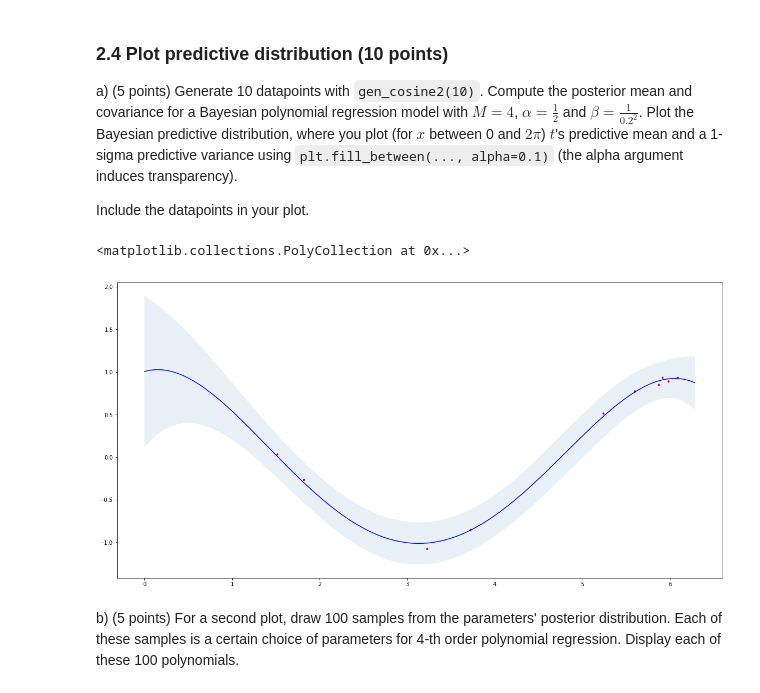
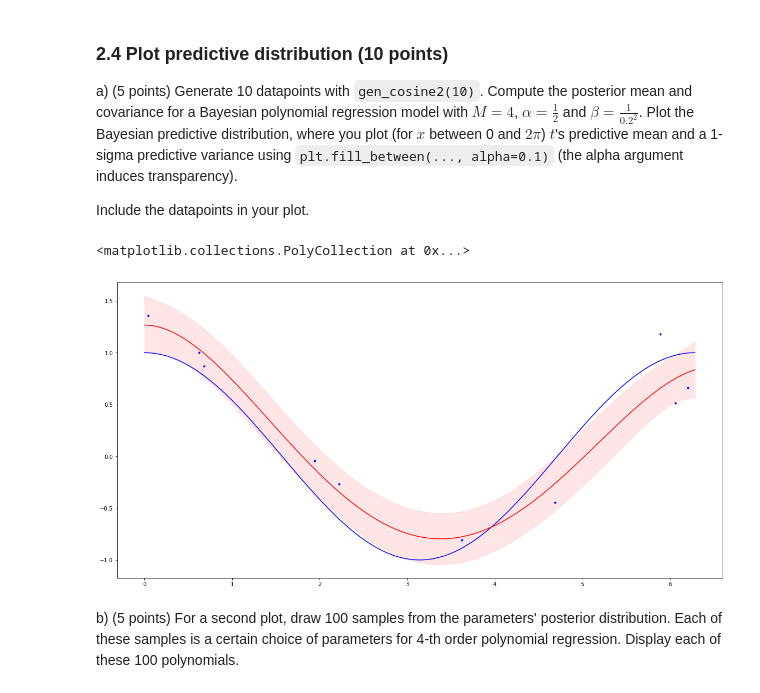
Before and after one commit to Kaleidophon/-friendly-octo-palm-tree, a Jupyter notebook: lab1.ipynb, the cells around one changed output. Cells and saved outputs as stored; diff of their text form; code cells hidden in the pictures.

```diff
--- a/lab1.ipynb
+++ b/lab1.ipynb
@@ -150,10 +139,9 @@ The function should return $\bw$ and $\bPhi$.
 # %%
 def fit_polynomial_reg(x, t, m, lamb):
     Phi = designmatrix(x, m)
-    Phi_t = np.transpose(Phi)
-    Phi_sq = np.dot(Phi_t, Phi)
+    Phi_sq = np.dot(Phi.T, Phi)
     inv_term = np.linalg.inv(lamb * np.identity(len(Phi_sq)) + Phi_sq)
-    w_ml = np.dot(np.dot(inv_term, Phi_t), t)
+    w_ml = np.dot(np.dot(inv_term, Phi.T), t)
     return w_ml, Phi
 # %%
 ### Test your function
@@ -287,10 +257,10 @@ plt.legend(loc='upper left')
 Write a function `gen_cosine2(N)` that behaves identically to `gen_cosine(N)` except that the generated values $x_i$ are not linearly spaced, but drawn from a uniform distribution between $0$ and $2 \pi$.
 # %%
 def gen_cosine2(N):
-    standardDeviation = 0.2
+    standard_deviation = 0.2
     x = np.random.uniform(0, 2*math.pi, N)
     x = np.sort(x)
-    t = np.random.normal(np.cos(x), standardDeviation**2)
+    t = np.random.normal(np.cos(x), standard_deviation)
     return x, t
 # %%
 ### Test your function
@@ -319,10 +289,9 @@ Write a method `fit_polynomial_bayes(x, t, M, alpha, beta)` that returns the mea
 # %%
 def fit_polynomial_bayes(x, t, M, alpha, beta):
     Phi = designmatrix(x, M)
-    Phi_T = np.transpose(Phi)
-    Phi_sq = np.dot(Phi_T, Phi)
+    Phi_sq = np.dot(Phi.T, Phi)
     S = np.linalg.inv(alpha * np.identity(len(Phi_sq)) + beta * Phi_sq)
-    m = np.dot(np.dot(beta * S, Phi_T), t)
+    m = np.dot(np.dot(beta * S, Phi.T), t)
 
     return m, S, Phi
 # %%
@@ -353,12 +322,9 @@ Write a function that `predict_polynomial_bayes(x, m, S, beta)` that returns the
 # %%
 def predict_polynomial_bayes(x, m, S, beta):
     Phi = designmatrix(x, len(m)-1)
-    Phi_t = np.transpose(Phi)
 
     variance = np.array([1 / beta + np.dot(np.dot(phi.T, S), phi) for phi in Phi])
-
-    m_T = np.transpose(m)
-    mean = np.dot(Phi, m_T)
+    mean = np.dot(Phi, m.T)
 
     return mean, variance, Phi
 # %%
@@ -384,24 +350,24 @@ Include the datapoints in your plot.
 # %%
 N = 10
 x, t = gen_cosine2(N)
 M = 4
 alpha = 1/2
 beta = 1/(0.2**2)
 
 m, S, Phi = fit_polynomial_bayes(x, t, M, alpha, beta)
 
 x_ = np.linspace(0, 2*math.pi, 100)
 mean, variance, Phi = predict_polynomial_bayes(x_, m, S, beta)
 
 std_dev = np.sqrt(variance)
 
-# plt.plot(x_, np.cos(x_), color='red')
-plt.plot(x, t, '.', color='red')
-plt.plot(x_, mean, color='blue')
-plt.fill_between(x_, mean-std_dev, mean+std_dev, alpha=0.1)
+plt.plot(x, t, '.', color='blue')
+plt.plot(x_, np.cos(x_), color='blue')
+plt.plot(x_, mean, color='red')
+plt.fill_between(x_, mean-std_dev, mean+std_dev, alpha=0.1, color='red')
 # %% [output]
 <matplotlib.collections.PolyCollection at 0x...>
-[figure, old version]
+[figure, new version]
 # %% [markdown]
 b) (5 points) For a second plot, draw 100 samples from the parameters' posterior distribution. Each of these samples is a certain choice of parameters for 4-th order polynomial regression.
 Display each of these 100 polynomials.
```
Also changed, not shown: parts of 12 cells of this notebook.
